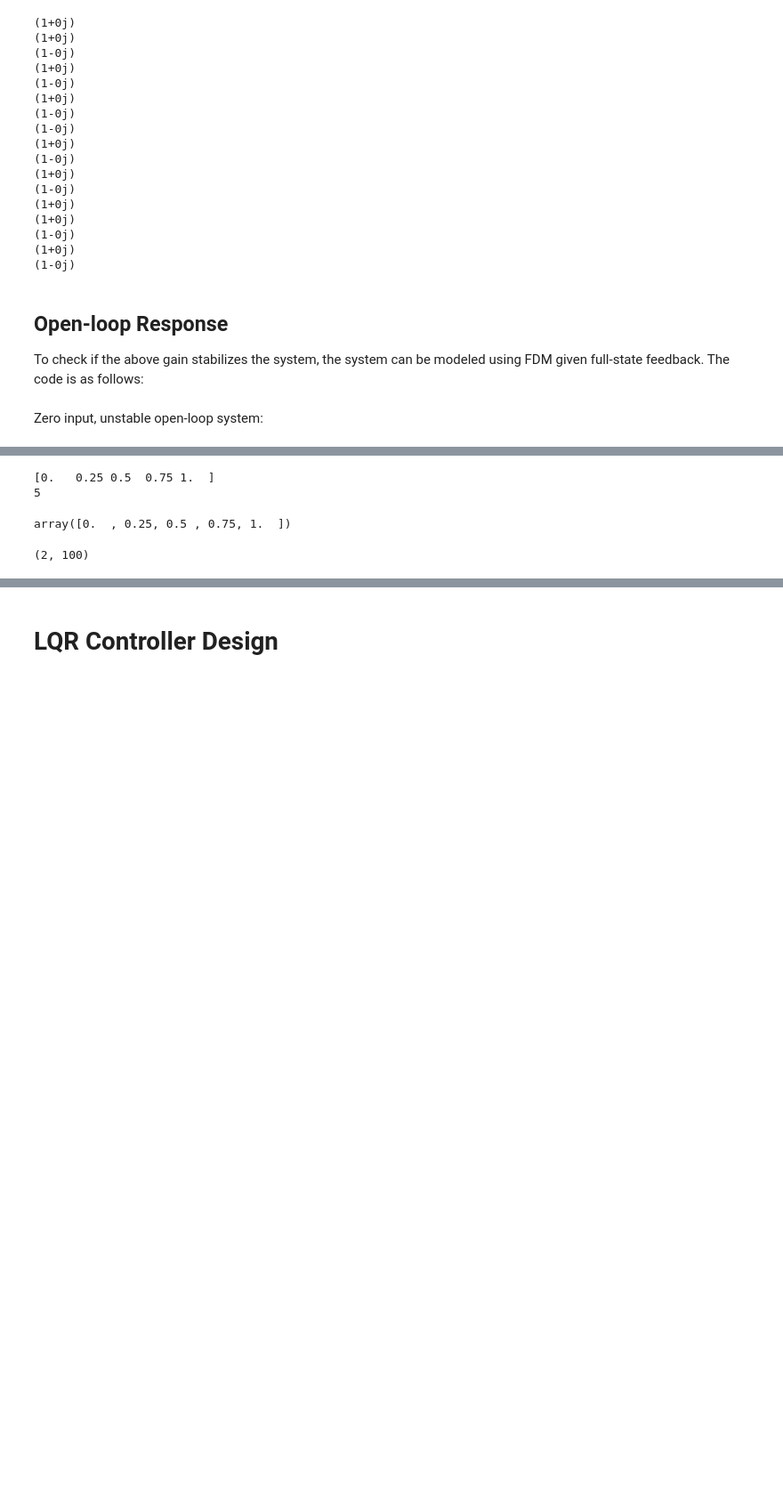
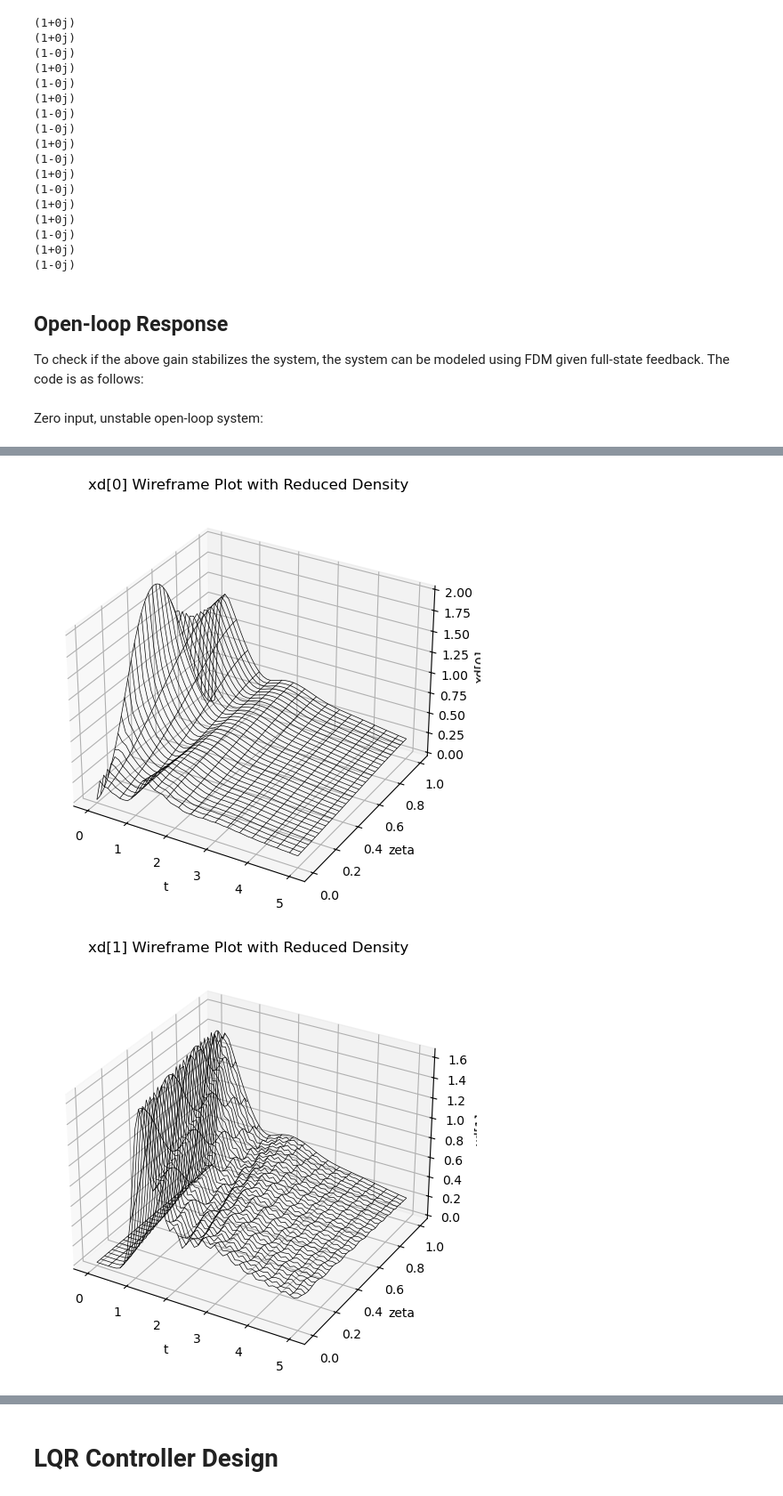
Before and after one commit to behradmoadeli/pfr_isothermal_recycle_delay_MPC, a Jupyter notebook: reports/Report.ipynb, the cells around one changed output, grey strips where cells are left out. Shown at 89% size. Saved outputs shown, nothing was run; the diff lists cells and outputs as text; code cells hidden in the pictures; blank space fills up the shorter version.

```diff
--- a/reports/Report.ipynb
+++ b/reports/Report.ipynb
@@ -179,8 +179,8 @@ dz = zeta[1]
 
 # Define the time points for the solution
 t_end = 5
-N_t = 200
-t_eval = np.linspace(0, t_end, num=N_t)  # Time points at which to evaluate
+N_t = 50
+t_eval = np.linspace(0, t_end, N_t+1)  # Time points at which to evaluate
 dt = t_eval[1]
 
 (k, v, D, tau, R) = (par['k'], par['v'], par['D'], par['tau'], par['R'])
@@ -315,9 +315,10 @@ psi_fig = go.Figure(data=[psi_trace], layout=psi_layout)
 # Plot psi_sol figure
 psi_fig.show()
 # %%
-zeta = np.linspace(0,1,10)
 phi_1_0 = init_cond_func_1(zeta)
 phi_2_0 = init_cond_func_2(zeta, par)
 x0 = np.array([phi_1_0, phi_2_0])
-
-xd = A_d(x0, 200, par, 5)
+N_t_d = N_t
+t_eval_d = np.linspace(0,t_end,N_t_d+1)
+print(f'Delta_t = {t_eval_d[1]}')
+xd = A_d(x0, 2/t_eval_d[1], par, N_t_d)
@@ -324,7 +326,0 @@ xd = A_d(x0, 200, par, 5)
-# %%
-from functions import expm_P
-zeta = np.linspace(0,1,5)
-A = np.random.rand(9).reshape(3,3)
-F = np.round(np.array([[expm_P(A*10, z, e) for e in zeta] for z in zeta]),0)
-F = F.astype(int)
-F[:,:,0,0]
@@ -365,9 +326,0 @@ np.trapz([100000], [0])
-# %%
-N_zeta = len(zeta)
-print(zeta[:])
-print(N_zeta)
-zeta[:200]
-# %% [output]
-[0.   0.25 0.5  0.75 1.  ]
-5
-array([0.  , 0.25, 0.5 , 0.75, 1.  ])
@@ -544,6 +326,0 @@ def B_d_adjoint(x, s, par):
-# %%
-x = np.array([phi_1_0, phi_2_0])
-
-Rs(x, 0.1, par).shape
-# %% [output]
-(2, 100)
@@ -549,0 +373,43 @@ Rs(x, 0.1, par).shape
+# %%
+# Create z_grid and t_grid for meshgrid
+z_grid, t_grid = np.meshgrid(t_eval_d, zeta)
+
+# Set the stride parameters to reduce wireframe density
+rstride = 3  # Row stride (increase for sparser lines)
+cstride = 3  # Column stride (increase for sparser lines)
+
+# Set the line width (thickness of wireframe)
+linewidth = 0.5  # Adjust this value for thinner lines
+
+# Plot xd[0] with reduced wireframe density
+fig = plt.figure(figsize=(6, 6))
+ax = fig.add_subplot(111, projection='3d')
+
+ax.plot_wireframe(z_grid, t_grid, xd[0], color='black', rstride=rstride, cstride=cstride, linewidth=linewidth)
+
+# Set axis labels and title
+ax.set_xlabel('t')
+ax.set_ylabel('zeta')
+ax.set_zlabel('xd[0]')
+ax.set_title('xd[0] Wireframe Plot with Reduced Density')
+
+# Show the plot
+plt.show()
+
+# Plot xd[1] with reduced wireframe density
+fig = plt.figure(figsize=(6, 6))
+ax = fig.add_subplot(111, projection='3d')
+
+ax.plot_wireframe(z_grid, t_grid, xd[1], color='black', rstride=rstride, cstride=cstride, linewidth=linewidth)
+
+# Set axis labels and title
+ax.set_xlabel('t')
+ax.set_ylabel('zeta')
+ax.set_zlabel('xd[1]')
+ax.set_title('xd[1] Wireframe Plot with Reduced Density')
+
+# Show the plot
+plt.show()
+# %% [output]
+[figure, added]
+[figure, added]
```
Also changed, not shown: parts of 22 cells of this notebook, 6 other files.
